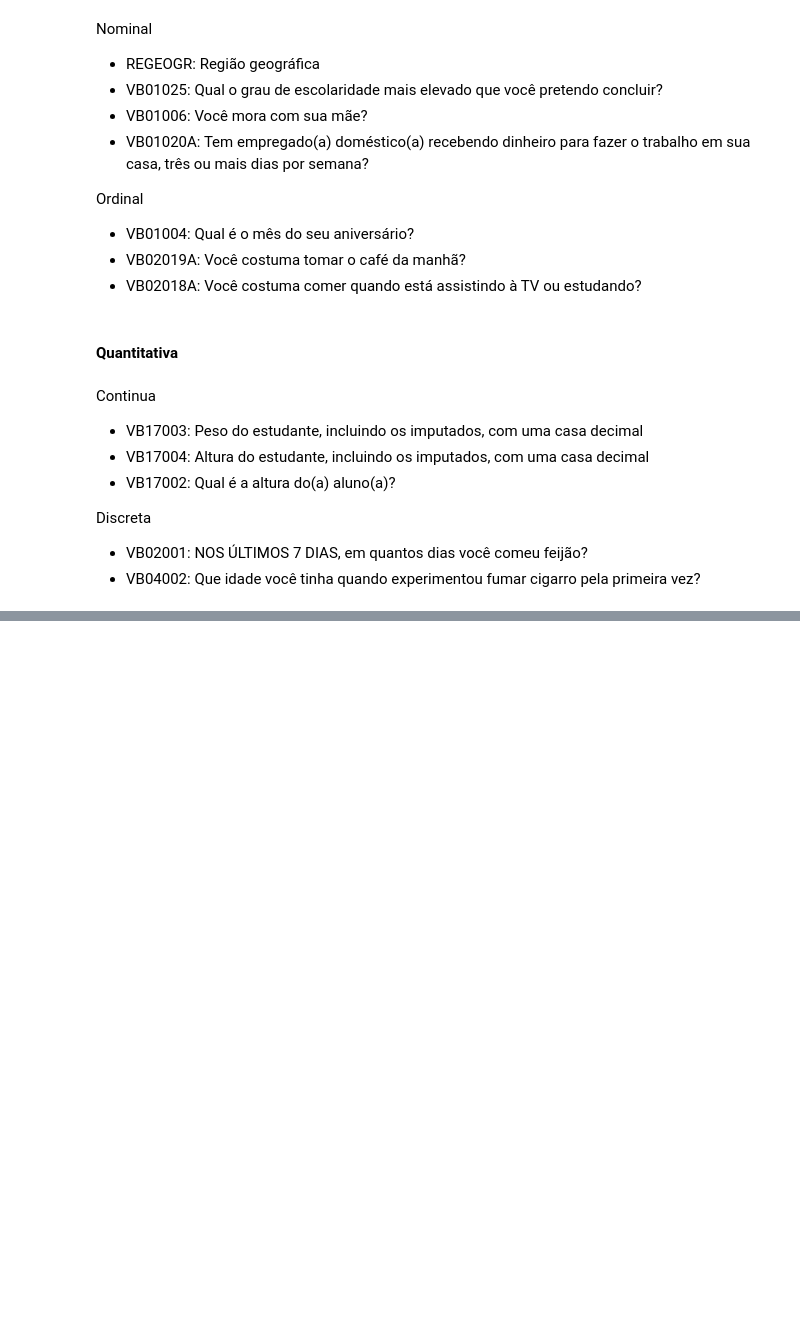
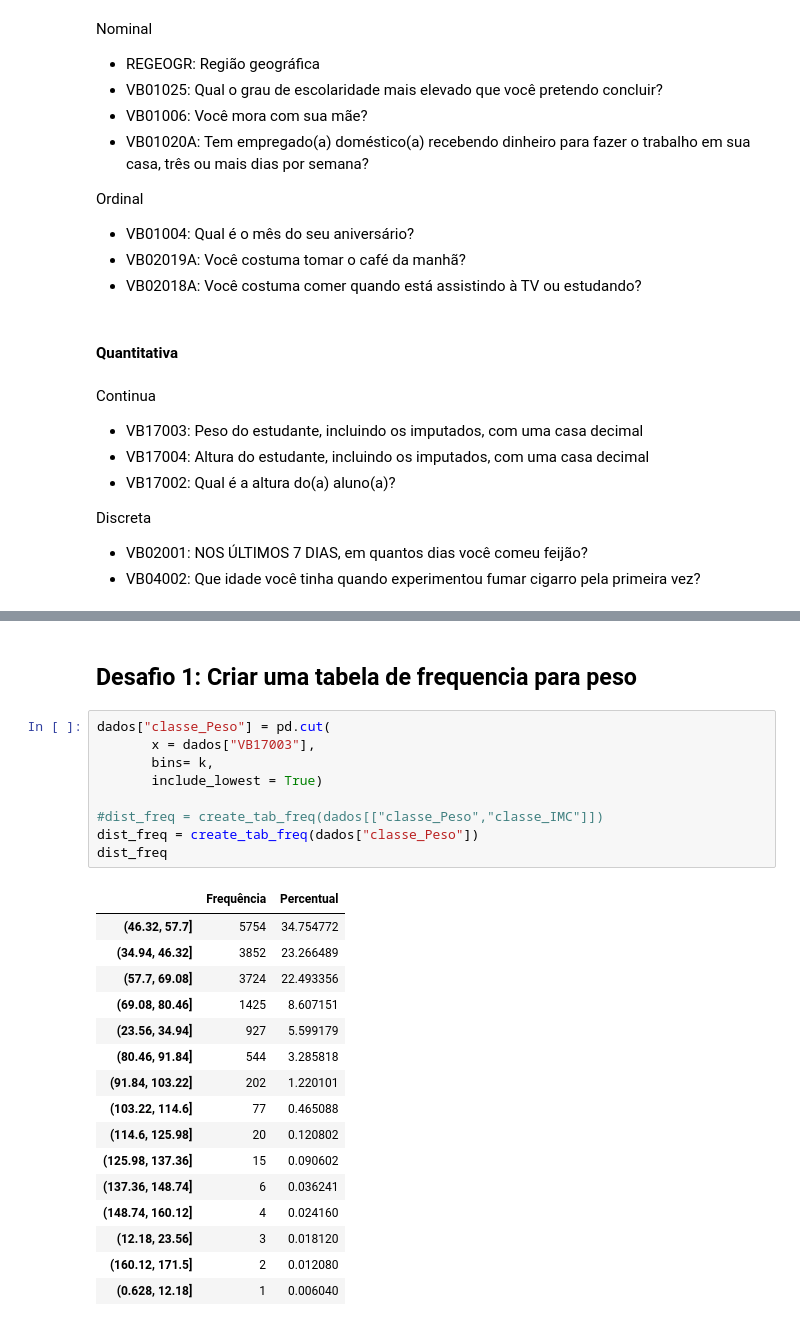
Before and after one commit to carollimaxp/data_science_alura, a Jupyter notebook: DS_Bootcamp_Módulo_3.ipynb, the cells around one changed output, grey strips where cells are left out. Saved outputs shown, nothing was run; the diff lists cells and outputs as text; blank space fills up the shorter version.

```diff
--- a/DS_Bootcamp_Módulo_3.ipynb
+++ b/DS_Bootcamp_Módulo_3.ipynb
@@ -208,0 +370,28 @@ Discreta
+# %% [markdown]
+## Desafio 1: Criar uma tabela de frequencia para peso
+# %%
+dados["classe_Peso"] = pd.cut(
+       x = dados["VB17003"],
+       bins= k,
+       include_lowest = True)
+
+#dist_freq = create_tab_freq(dados[["classe_Peso","classe_IMC"]])
+dist_freq = create_tab_freq(dados["classe_Peso"])
+dist_freq
+# %% [output]
+|  | Frequência | Percentual |
+| (46.32, 57.7] | 5754 | 34.754772 |
+| (34.94, 46.32] | 3852 | 23.266489 |
+| (57.7, 69.08] | 3724 | 22.493356 |
+| (69.08, 80.46] | 1425 | 8.607151 |
+| (23.56, 34.94] | 927 | 5.599179 |
+| (80.46, 91.84] | 544 | 3.285818 |
+| (91.84, 103.22] | 202 | 1.220101 |
+| (103.22, 114.6] | 77 | 0.465088 |
+| (114.6, 125.98] | 20 | 0.120802 |
+| (125.98, 137.36] | 15 | 0.090602 |
+| (137.36, 148.74] | 6 | 0.036241 |
+| (148.74, 160.12] | 4 | 0.024160 |
+| (12.18, 23.56] | 3 | 0.018120 |
+| (160.12, 171.5] | 2 | 0.012080 |
+| (0.628, 12.18] | 1 | 0.006040 |
```
Also changed, not shown: parts of 36 cells of this notebook.
